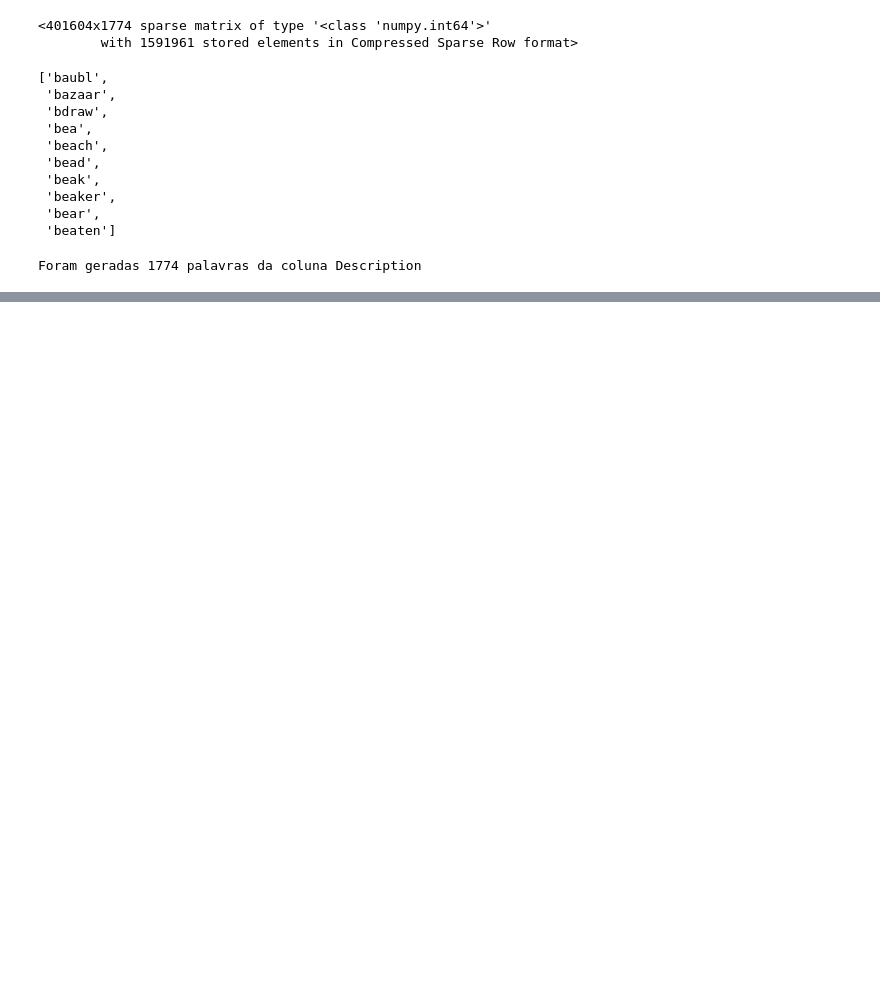
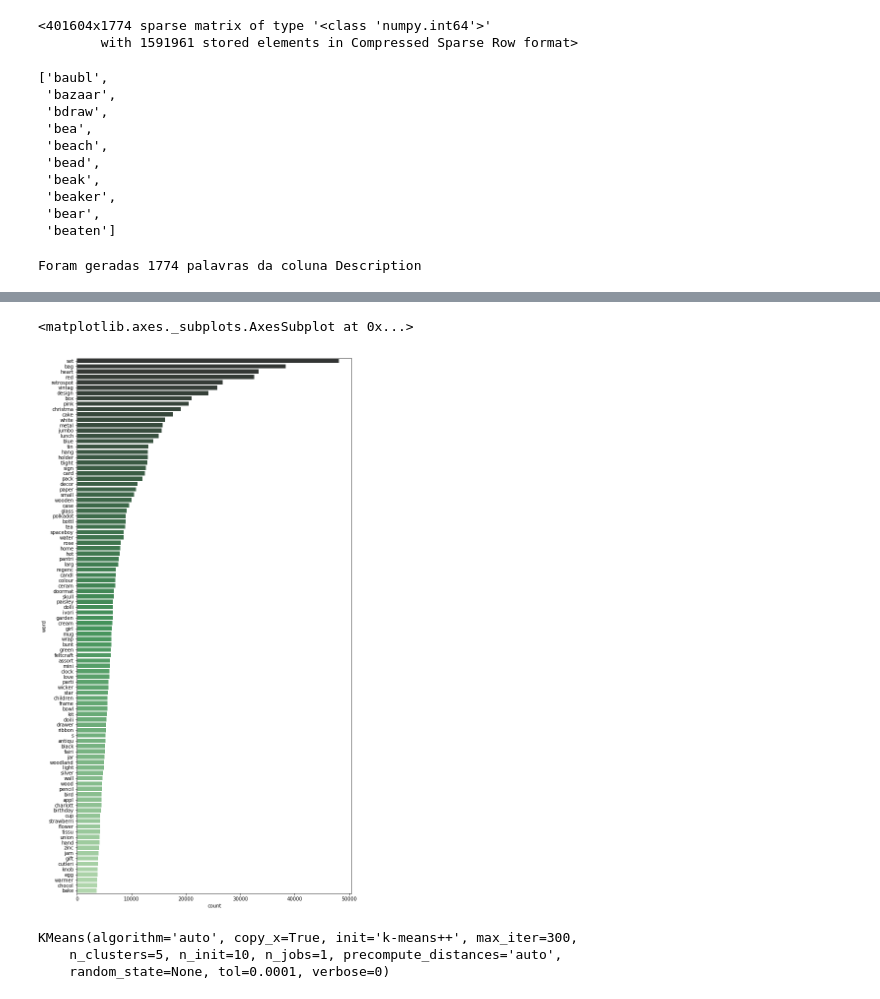
Before and after one commit to SkyNetRecruits/online_retail_dataset, a Jupyter notebook: products_clustering.ipynb, the cells around one changed output, grey strips where cells are left out. Saved outputs shown, nothing was run; the diff lists cells and outputs as text; code cells hidden in the pictures; blank space fills up the shorter version.

Commit message:
Adjusting bag of words and add clustering test

```diff
--- a/products_clustering.ipynb
+++ b/products_clustering.ipynb
@@ -68,0 +88,3 @@ Foram geradas 1774 palavras da coluna Description
+# %%
+word_count = pd.DataFrame(z, columns=['count', 'word'])
+word_count.head()
@@ -68,0 +98,6 @@ Foram geradas 1774 palavras da coluna Description
+# %%
+plt.figure(figsize=(10, 20))
+sns.barplot(y='word', x='count', data=word_count[:100], palette='Greens_d')
+# %% [output]
+<matplotlib.axes._subplots.AxesSubplot at 0x...>
+[figure, added]
@@ -68,0 +125,7 @@ Foram geradas 1774 palavras da coluna Description
+# %%
+kmeans = KMeans(init='k-means++', n_clusters=5)
+kmeans.fit(bag_of_words)
+# %% [output]
+KMeans(algorithm='auto', copy_x=True, init='k-means++', max_iter=300,
+    n_clusters=5, n_init=10, n_jobs=1, precompute_distances='auto',
+    random_state=None, tol=0.0001, verbose=0)
```
Also changed, not shown: parts of 13 cells of this notebook.
